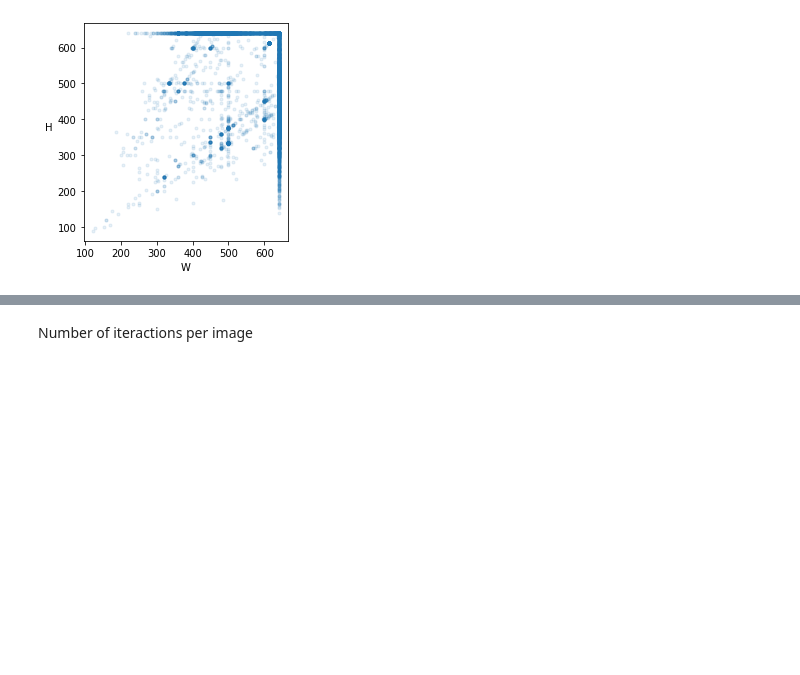
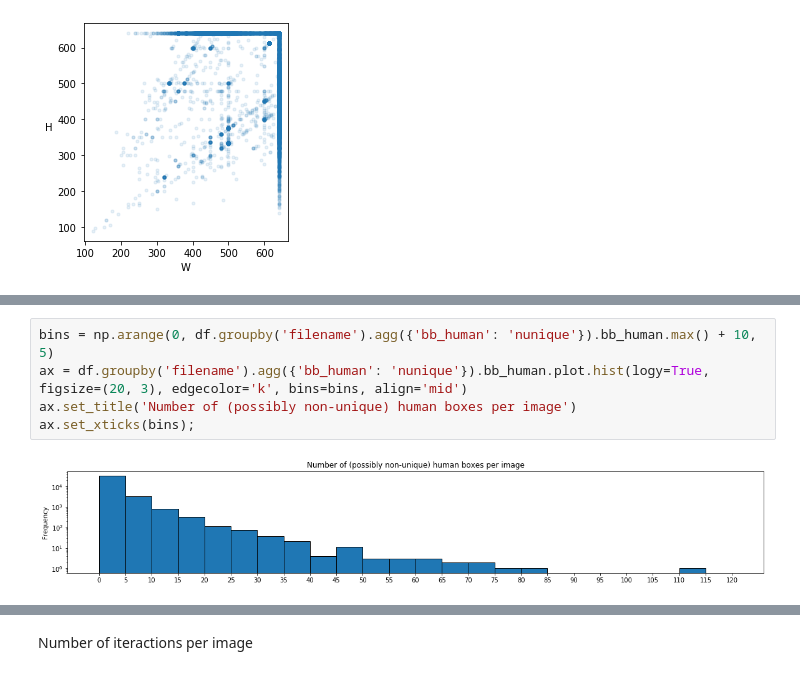
Before and after one commit to baldassarreFe/ws-vrd, a Jupyter notebook: notebooks/HICO-DET/HICO-DET.ipynb, the cells around one changed output, grey strips where cells are left out. Drawn from its saved outputs; the diff is of its cells as text; blank space fills up the shorter version.

```diff
--- a/notebooks/HICO-DET/HICO-DET.ipynb
+++ b/notebooks/HICO-DET/HICO-DET.ipynb
@@ -249,3 +315,10 @@ Number of boxes per image:
 - hard to say because for every interaction type the boxes are redefined,
   even if a box around the objects involved already exists (see `HICO_train2015_00000001.jpg` above).
+# %%
+bins = np.arange(0, df.groupby('filename').agg({'bb_human': 'nunique'}).bb_human.max() + 10, 5)
+ax = df.groupby('filename').agg({'bb_human': 'nunique'}).bb_human.plot.hist(logy=True, figsize=(20, 3), edgecolor='k', bins=bins, align='mid')
+ax.set_title('Number of (possibly non-unique) human boxes per image')
+ax.set_xticks(bins);
+# %% [output]
+[figure, added]
 # %%
```
Also changed, not shown: parts of 75 cells of this notebook, 37 other files.
